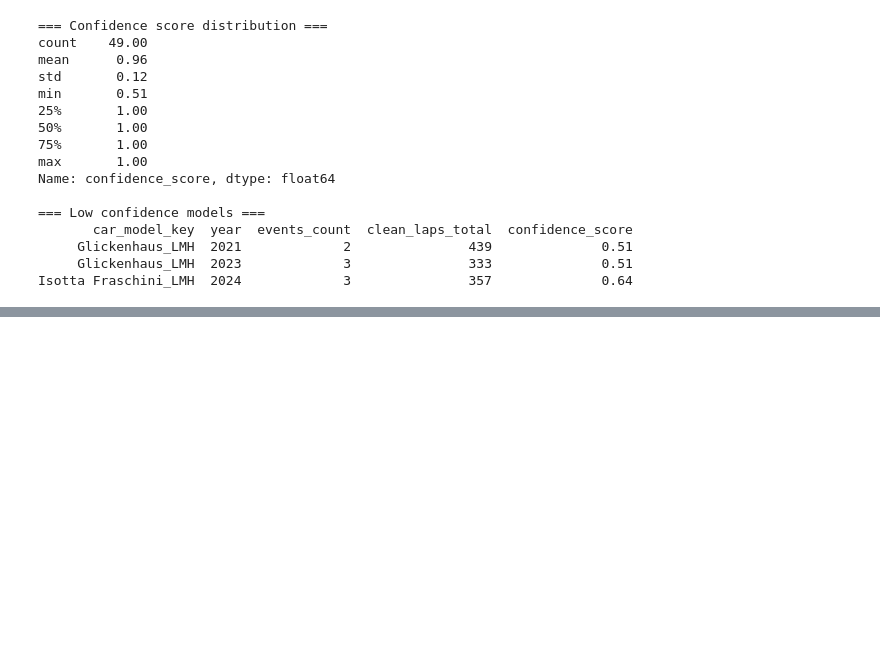
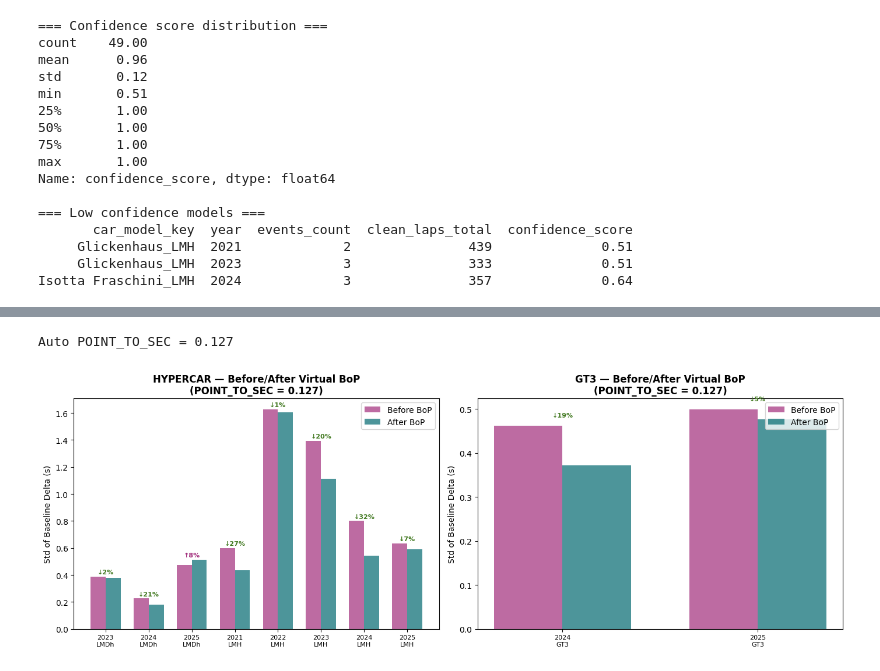
Before and after one commit to tachiroz/wec-bop-analyzer, a Jupyter notebook: notebooks/05_bop_recommender.ipynb, the cells around one changed output, grey strips where cells are left out. Cells and saved outputs as stored; diff of their text form; code cells hidden in the pictures; blank space fills up the shorter version.

```diff
--- a/notebooks/05_bop_recommender.ipynb
+++ b/notebooks/05_bop_recommender.ipynb
@@ -279,0 +360,77 @@ Alpine_LMH (2022):
+# %%
+avg_delta_range = (
+    event_model[event_model['class_normalized'].isin(['HYPERCAR', 'GT3'])]
+    .groupby(['class_normalized', 'homologation_group'])['baseline_delta']
+    .std().mean()
+)
+POINT_TO_SEC = round(avg_delta_range / 5, 3)
+print(f"Auto POINT_TO_SEC = {POINT_TO_SEC}")
+
+fig, axes = plt.subplots(1, 2, figsize=(14, 5))
+
+for ax, cls in zip(axes, ['HYPERCAR', 'GT3']):
+    # Работаем с median_clean_lap — абсолютные времена кругов
+    subset = event_model[event_model['class_normalized'] == cls].copy()
+
+    recs = season_agg[season_agg['class_normalized'] == cls][
+        ['car_model_key', 'year', 'recommendation_points']
+    ]
+    subset = subset.merge(recs, on=['car_model_key', 'year'], how='left')
+
+    # Корректировка: penalty → прибавляем секунды (замедляем)
+    # relief → вычитаем секунды (ускоряем)
+    # recommendation_points > 0 = penalty, < 0 = relief
+    subset['adjusted_lap'] = (
+        subset['median_clean_lap'] +
+        subset['recommendation_points'] * POINT_TO_SEC
+    )
+
+    # Пересчитываем baseline_delta после корректировки
+    grp_baseline_after = (
+        subset.groupby(['year', 'homologation_group', 'event'])['adjusted_lap']
+        .median()
+        .rename('group_baseline_after')
+        .reset_index()
+    )
+    subset = subset.merge(grp_baseline_after,
+                          on=['year', 'homologation_group', 'event'], how='left')
+    subset['adjusted_delta'] = subset['adjusted_lap'] - subset['group_baseline_after']
+
+    # std до и после
+    before = subset.groupby(['year', 'homologation_group'])['baseline_delta'].std()
+    after  = subset.groupby(['year', 'homologation_group'])['adjusted_delta'].std()
+
+    comparison = pd.DataFrame({'before': before, 'after': after}).reset_index()
+    comparison['improvement'] = comparison['before'] - comparison['after']
+    comparison['label'] = comparison['year'].astype(str) + '\n' + comparison['homologation_group']
+    comparison = comparison.sort_values(['homologation_group', 'year'])
+
+    x = np.arange(len(comparison))
+    width = 0.35
+
+    ax.bar(x - width/2, comparison['before'], width,
+           label='Before BoP', color='#a12c7b', alpha=0.7)
+    ax.bar(x + width/2, comparison['after'], width,
+           label='After BoP', color='#01696f', alpha=0.7)
+
+    for i, (_, row) in enumerate(comparison.iterrows()):
+        pct = (row['improvement'] / row['before'] * 100) if row['before'] > 0 else 0
+        color = '#437a22' if pct > 0 else '#a12c7b'
+        sign = '↓' if pct > 0 else '↑'
+        ax.text(i, max(row['before'], row['after']) + 0.02,
+                f"{sign}{abs(pct):.0f}%",
+                ha='center', fontsize=8, color=color, fontweight='bold')
+
+    ax.set_xticks(x)
+    ax.set_xticklabels(comparison['label'], fontsize=8)
+    ax.set_ylabel('Std of Baseline Delta (s)')
+    ax.set_title(f'{cls} — Before/After Virtual BoP\n(POINT_TO_SEC = {POINT_TO_SEC})',
+                 fontweight='bold')
+    ax.legend(framealpha=0.8)
+
+plt.tight_layout()
+plt.savefig('../reports/before_after_bop.png', dpi=150, bbox_inches='tight')
+plt.show()
+# %% [output]
+Auto POINT_TO_SEC = 0.127
+[figure, added]
```
Also changed, not shown: parts of 6 cells of this notebook, 1 other file.
